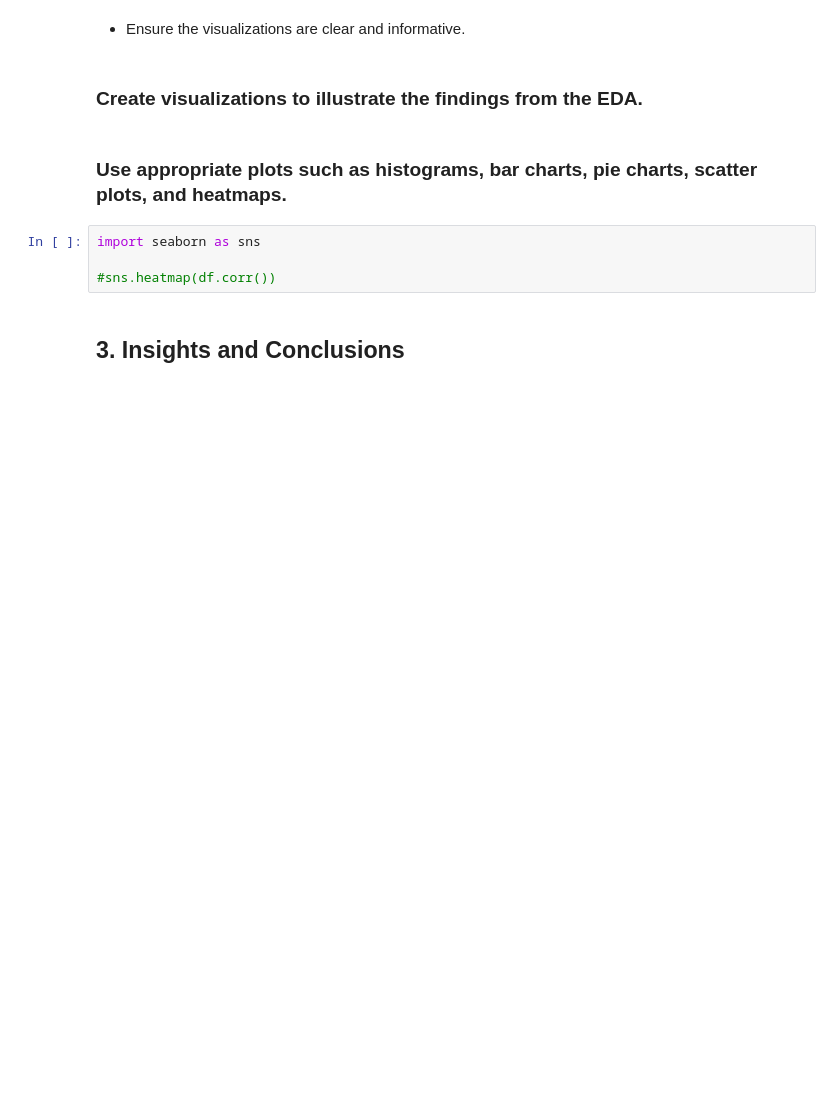
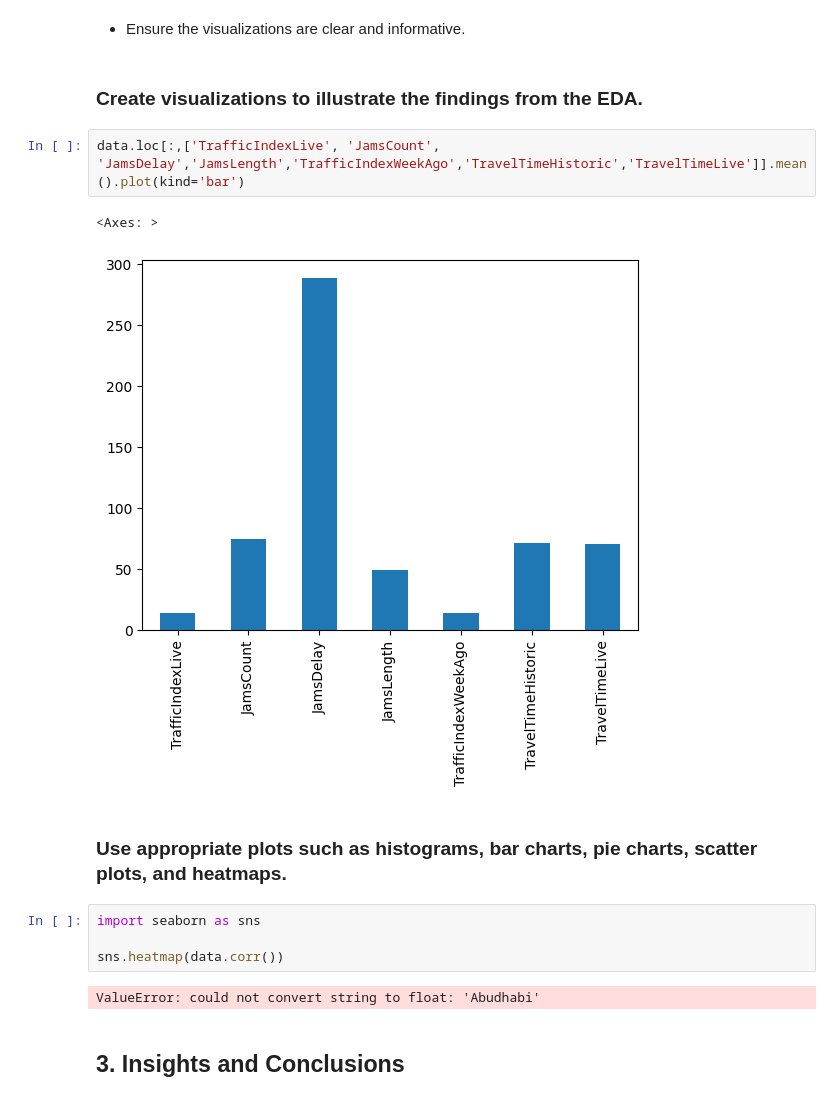
Before and after one commit to llaygh/T5_camp_Amany, a Jupyter notebook: Task_(2)_amany__Week_1.ipynb, the cells around one changed output. Saved outputs shown, nothing was run; the diff lists cells and outputs as text; blank space fills up the shorter version.

```diff
--- a/Task_(2)_amany__Week_1.ipynb
+++ b/Task_(2)_amany__Week_1.ipynb
@@ -93,12 +93,19 @@ data.plot.scatter(x='JamsCount', y='JamsDelay')
 * Ensure the visualizations are clear and informative.
 # %% [markdown]
 ### Create visualizations to illustrate the findings from the EDA.
+# %%
+data.loc[:,['TrafficIndexLive', 'JamsCount', 'JamsDelay','JamsLength','TrafficIndexWeekAgo','TravelTimeHistoric','TravelTimeLive']].mean().plot(kind='bar')
+# %% [output]
+<Axes: >
+[figure, added]
 # %% [markdown]
 ### Use appropriate plots such as histograms, bar charts, pie charts, scatter plots, and heatmaps.
 # %%
 import seaborn as sns
 
-#sns.heatmap(df.corr())
+sns.heatmap(data.corr())
+# %% [output]
+ValueError: could not convert string to float: 'Abudhabi'
 # %% [markdown]
 ## 3. Insights and Conclusions
 # %% [markdown]
```
